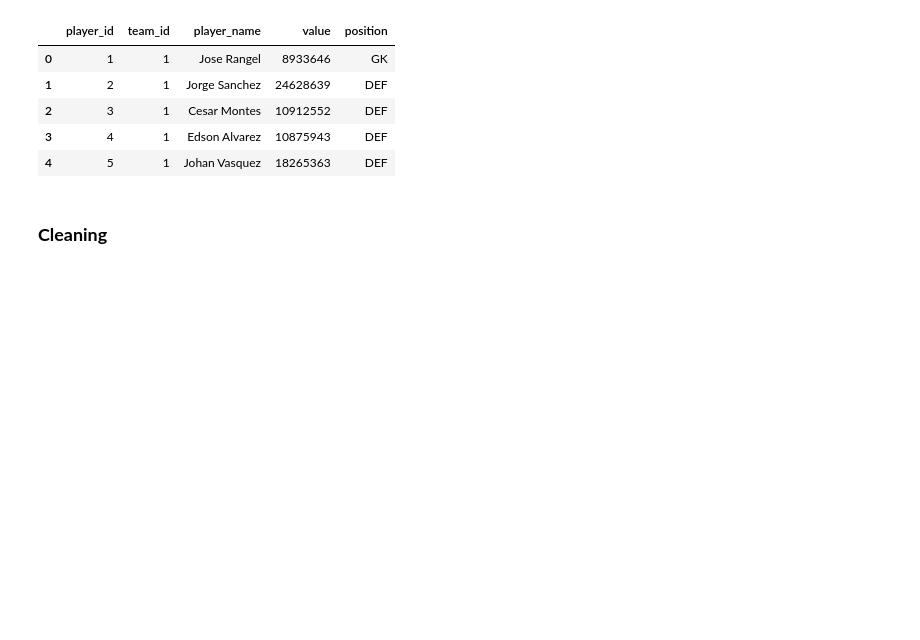
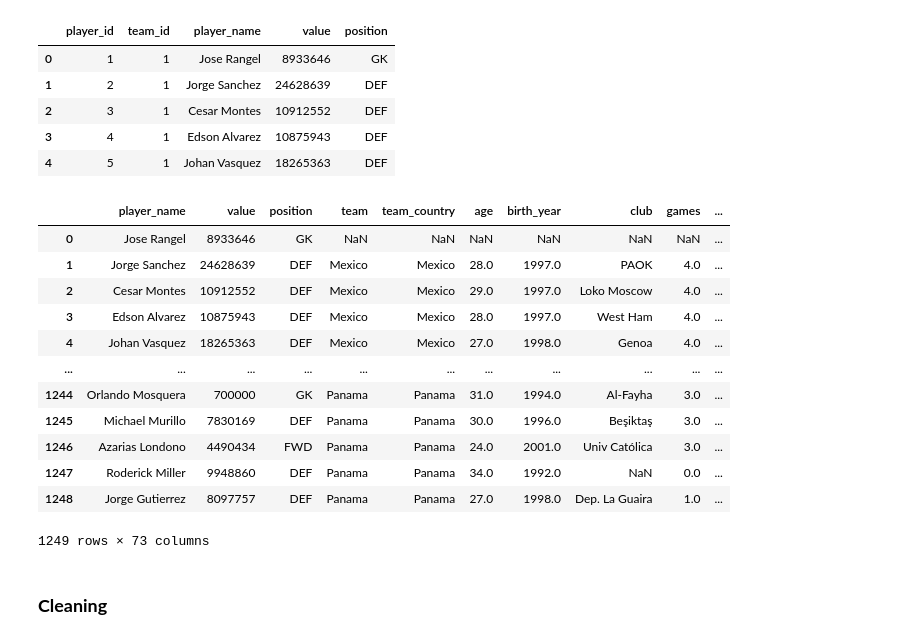
Before and after one commit to aditya-prabhu-21/WorldCupMarketValueAnalysis, a Jupyter notebook: WorldCupAnalysis.ipynb, the cells around one changed output. Saved outputs shown, nothing was run; the diff lists cells and outputs as text; code cells hidden in the pictures; blank space fills up the shorter version.

```diff
--- a/WorldCupAnalysis.ipynb
+++ b/WorldCupAnalysis.ipynb
@@ -73,12 +79,27 @@ player_stats_all = player_stats_all.drop(columns=['position'])
 # %%
 player_df = pd.merge(
     player_market_value_df,
     player_stats_all,
     on='player_name',
     how='left'
 )
 player_df = player_df.drop(columns = ['player_id', 'team_id'])
-model_results = pd.DataFrame(columns = ['Position', 'MAE', 'RMSE','R2'])
+model_results = pd.DataFrame(columns = ['Model','Position', 'MAE', 'RMSE','R2'])
+player_df
+# %% [output]
+|  | player_name | value | position | team | team_country | age | birth_year | club | games | ... |
+| 0 | Jose Rangel | 8933646 | GK | NaN | NaN | NaN | NaN | NaN | NaN | ... |
+| 1 | Jorge Sanchez | 24628639 | DEF | Mexico | Mexico | 28.0 | 1997.0 | PAOK | 4.0 | ... |
+| 2 | Cesar Montes | 10912552 | DEF | Mexico | Mexico | 29.0 | 1997.0 | Loko Moscow | 4.0 | ... |
+| 3 | Edson Alvarez | 10875943 | DEF | Mexico | Mexico | 28.0 | 1997.0 | West Ham | 4.0 | ... |
+| 4 | Johan Vasquez | 18265363 | DEF | Mexico | Mexico | 27.0 | 1998.0 | Genoa | 4.0 | ... |
+| ... | ... | ... | ... | ... | ... | ... | ... | ... | ... | ... |
+| 1244 | Orlando Mosquera | 700000 | GK | Panama | Panama | 31.0 | 1994.0 | Al-Fayha | 3.0 | ... |
+| 1245 | Michael Murillo | 7830169 | DEF | Panama | Panama | 30.0 | 1996.0 | Beşiktaş | 3.0 | ... |
+| 1246 | Azarias Londono | 4490434 | FWD | Panama | Panama | 24.0 | 2001.0 | Univ Católica | 3.0 | ... |
+| 1247 | Roderick Miller | 9948860 | DEF | Panama | Panama | 34.0 | 1992.0 | NaN | 0.0 | ... |
+| 1248 | Jorge Gutierrez | 8097757 | DEF | Panama | Panama | 27.0 | 1998.0 | Dep. La Guaira | 1.0 | ... |
+1249 rows × 73 columns
 # %% [markdown]
 ### **Cleaning**
 # %%
```
Also changed, not shown: parts of 49 cells of this notebook.
